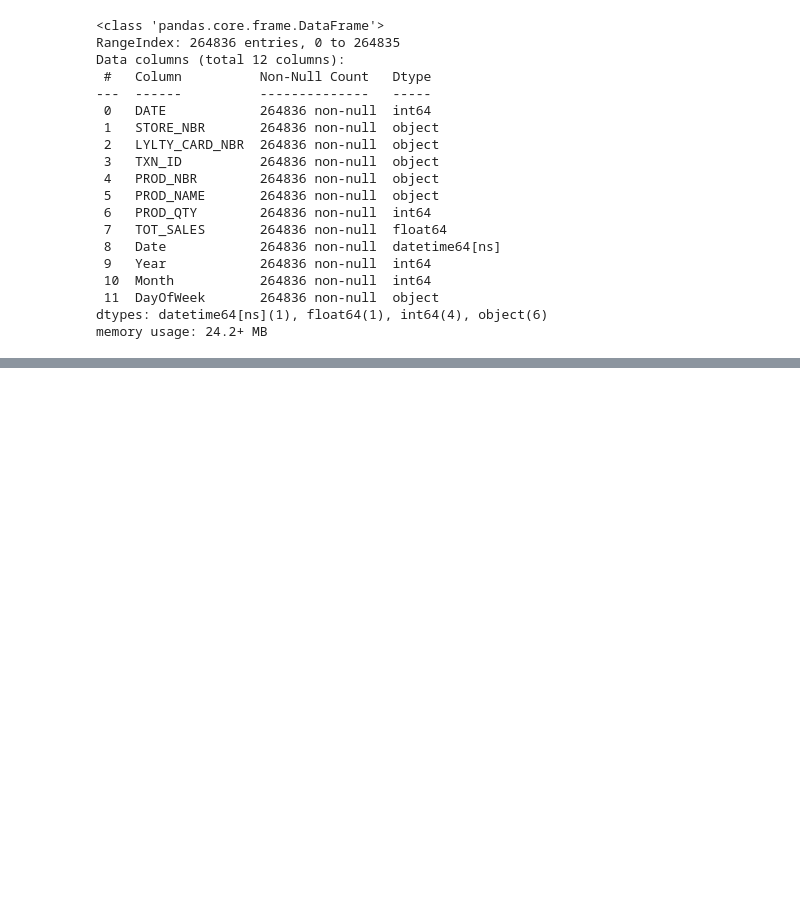
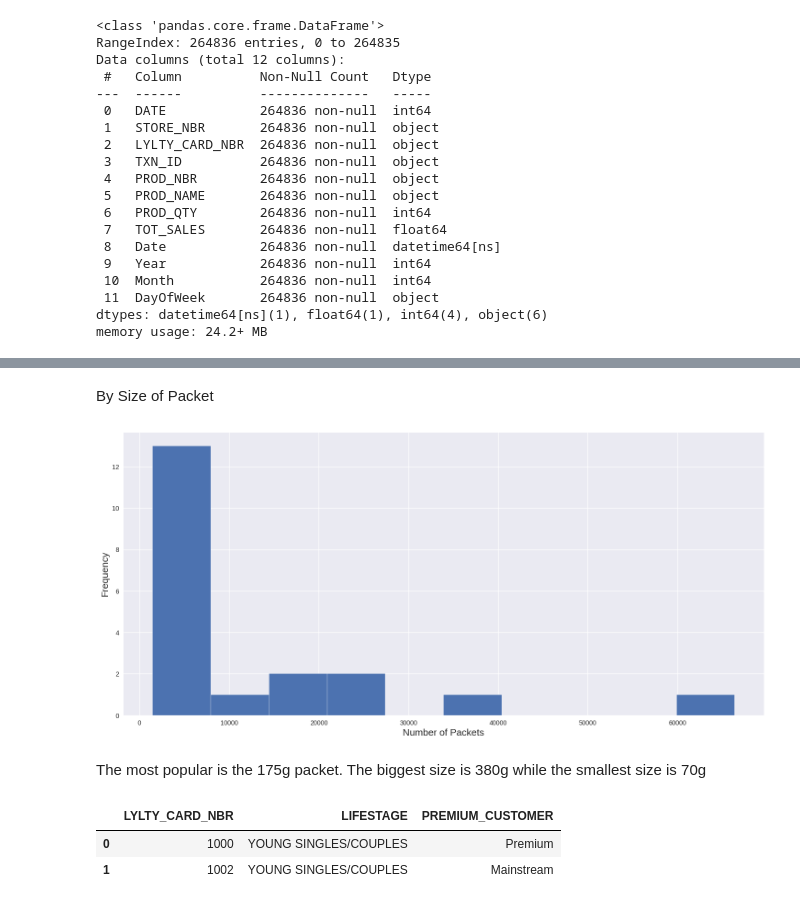
Before and after one commit to kanjamwingirwa/Quantium_DataAnalytics_Internship, a Jupyter notebook: Quantium_DataAnalytics_Internship_Final.ipynb, the cells around one changed output, grey strips where cells are left out. Saved outputs shown, nothing was run; the diff lists cells and outputs as text; code cells hidden in the pictures; blank space fills up the shorter version.

```diff
--- a/Quantium_DataAnalytics_Internship_Final.ipynb
+++ b/Quantium_DataAnalytics_Internship_Final.ipynb
@@ -163,0 +501,19 @@ plt.tight_layout()
+# %% [markdown]
+By Size of Packet
+# %%
+plt.xlabel('Number of Packets',{'fontsize':15})
+plt.ylabel('Packet Size',{'fontsize':15})
+transaktions_df.PROD_WGT.value_counts().plot(kind='hist',figsize=(18,8))
+plt.xticks(rotation='horizontal')
+plt.show()
+# %% [output]
+[figure, added]
+# %% [markdown]
+The most popular is the 175g packet.
+The biggest size is 380g while the smallest size is 70g
+# %%
+purchase_behaviour_df.head(2)
+# %% [output]
+|  | LYLTY_CARD_NBR | LIFESTAGE | PREMIUM_CUSTOMER |
+| 0 | 1000 | YOUNG SINGLES/COUPLES | Premium |
+| 1 | 1002 | YOUNG SINGLES/COUPLES | Mainstream |
```
Also changed, not shown: parts of 84 cells of this notebook.
